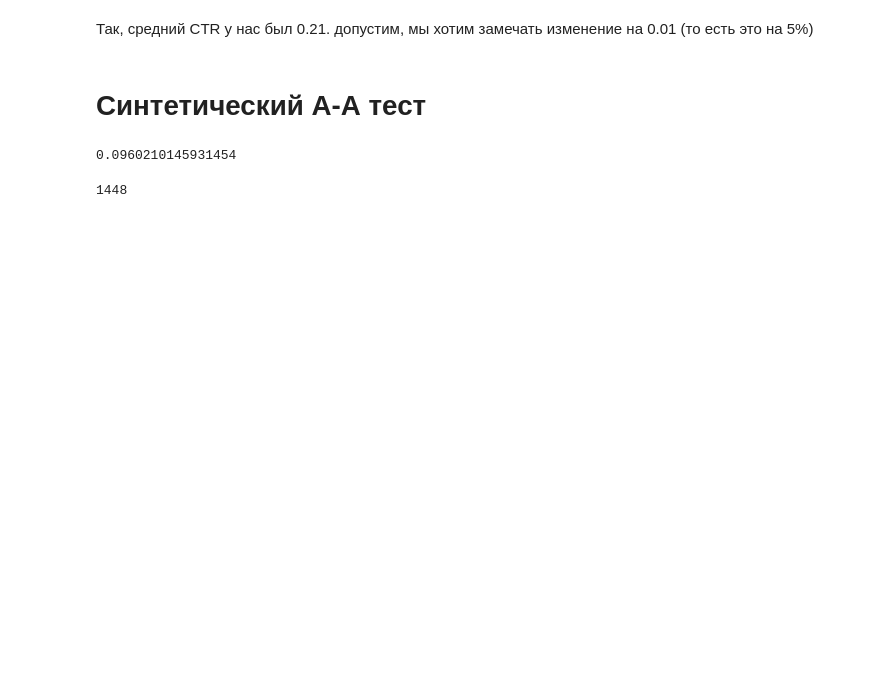
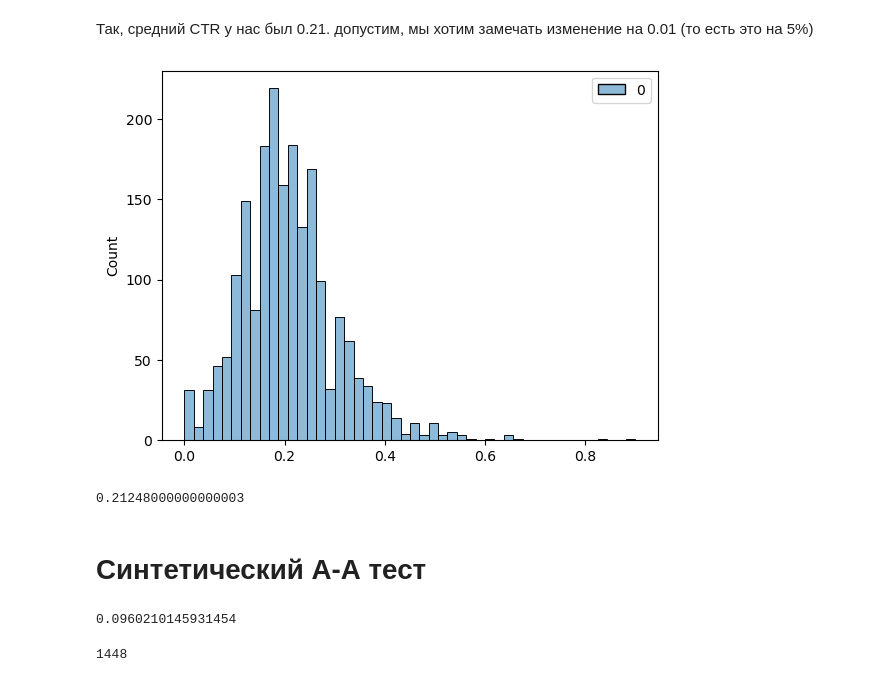
Before and after one commit to pileyan/applied_statistics_2024, a Jupyter notebook: lect08/Как выбирать размер выборки.ipynb, the cells around one changed output. Drawn from its saved outputs; the diff is of its cells as text; code cells hidden in the pictures; blank space fills up the shorter version.

```diff
--- a/lect08/Как выбирать размер выборки.ipynb
+++ b/lect08/Как выбирать размер выборки.ipynb
@@ -179,5 +179,13 @@ array([[0.12, 0.05, 0.23, ..., 0.12, 0.27, 0.37],
 # %% [markdown]
 Так, средний CTR у нас был 0.21. допустим, мы хотим замечать изменение на 0.01 (то есть это на 5%)
+# %%
+_ = sns.histplot(get_ctrs(2000, 1, distrib, values))
+# %% [output]
+[figure, added]
+# %%
+get_ctrs(2000, 1, distrib, values).mean()
+# %% [output]
+0.21248000000000003
 # %% [markdown]
 # Синтетический А-А тест
 # %%
```
Also changed, not shown: parts of 25 cells of this notebook, 2 other files.
